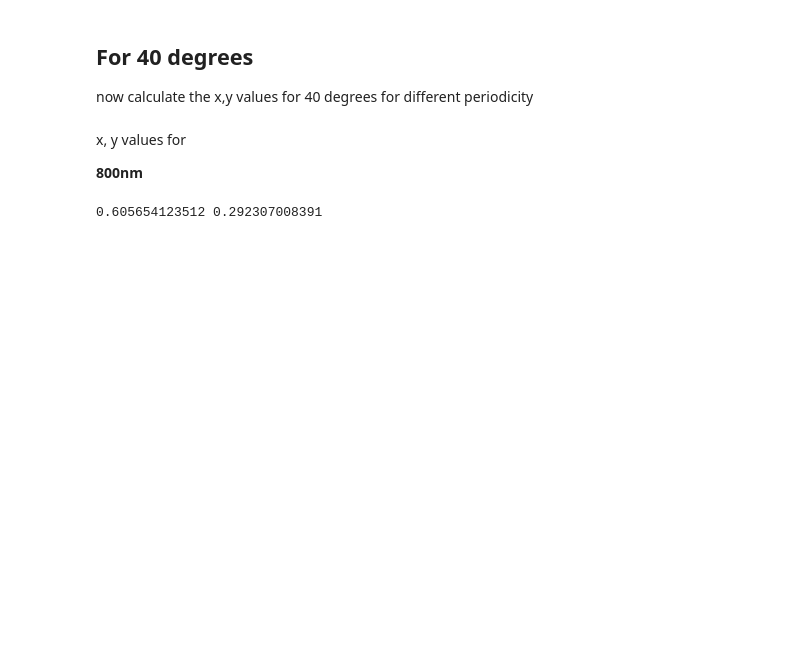
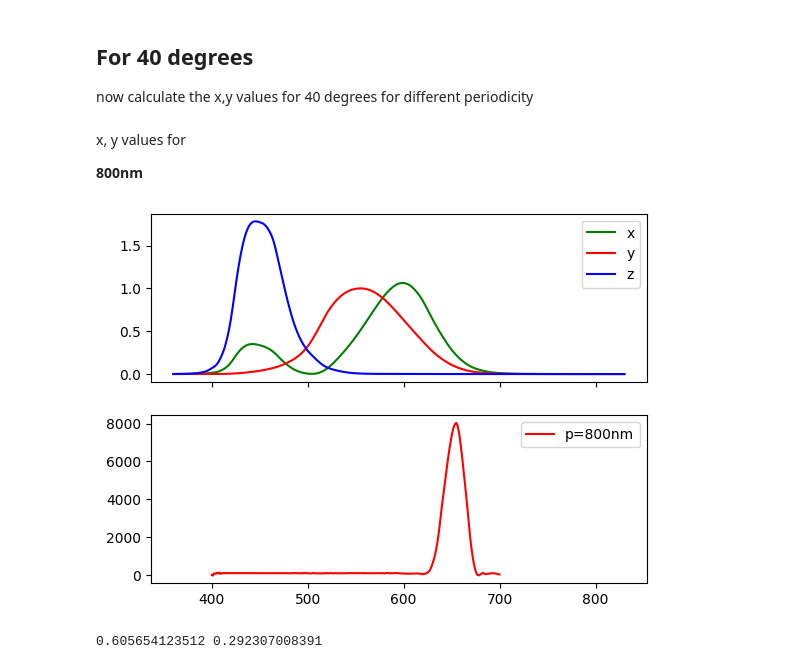
Before and after one commit to Feymankamal/Chromaticity-1931, a Jupyter notebook: colour_map.ipynb, the cells around one changed output. Cells and saved outputs as stored; diff of their text form; code cells hidden in the pictures; blank space fills up the shorter version.

Commit message:
added subplots to understand integration

```diff
--- a/colour_map.ipynb
+++ b/colour_map.ipynb
@@ -357,6 +335,20 @@ y40_500=f40_500(wvl)
 x, y values for
 
 **800nm**
+# %%
+#now make two plots to understand
+fig,ax=plt.subplots(2,1, sharex=True)
+ax[0].plot(cie.wave_length,cie.x,'g-', label='x')
+ax[0].plot(cie.wave_length,cie.y,'r-',label='y')
+ax[0].plot(cie.wave_length,cie.z,'b-',label='z')
+ax[0].legend(loc='best')
+#plot 800nm data
+ax[1].plot(wvl,y40_800,'r-',label='p=800nm')
+ax[1].legend(loc='best')
+plt.savefig('plots/40deg_800.png')
+plt.show()
+# %% [output]
+[figure, added]
 # %%
 xch40_800,ych40_800=xyval(y40_800)
 print(xch40_800,ych40_800)
```
Also changed, not shown: parts of 13 cells of this notebook.
